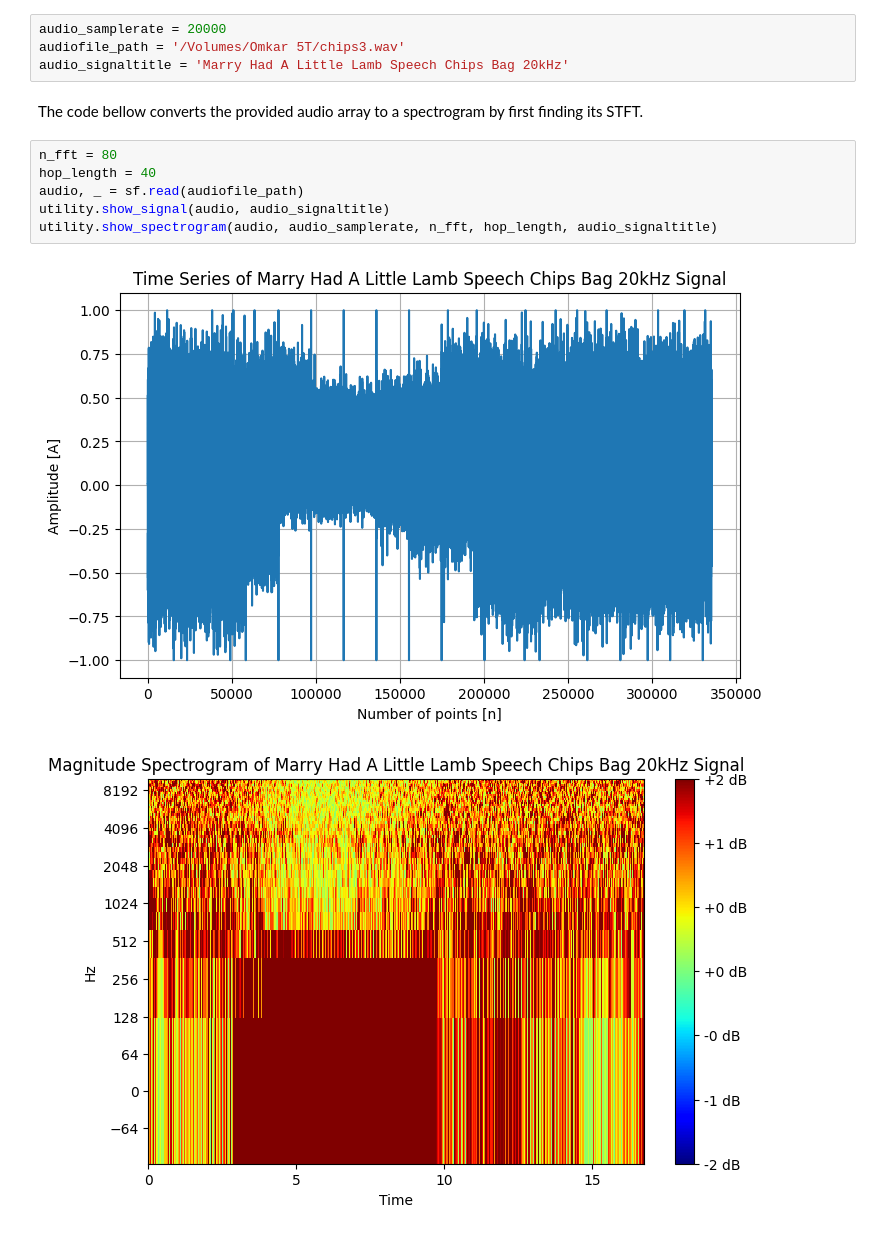
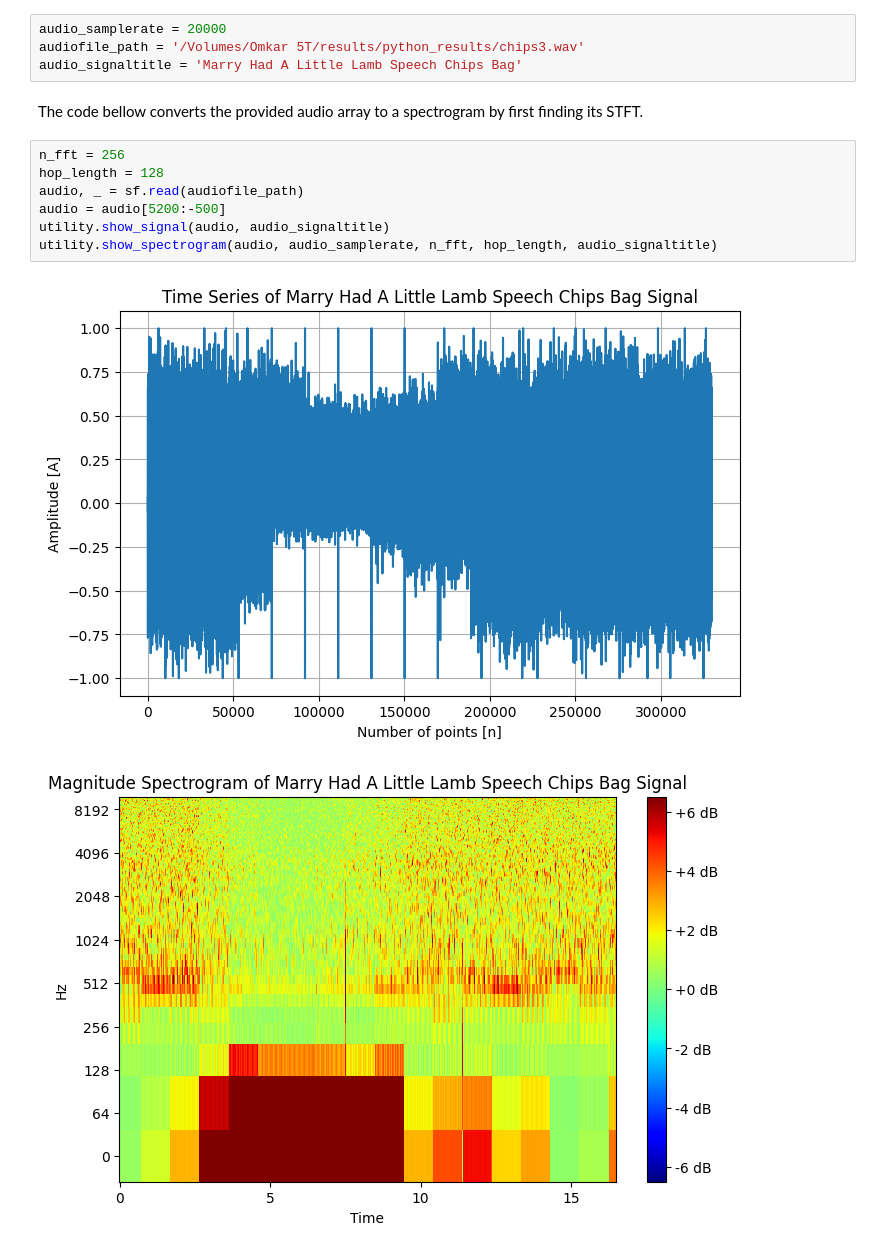
Before and after one commit to omkarpatil06/event_based_visual_microphone, a Jupyter notebook: utilities/scripts/spectrogram.ipynb, the cells around one changed output. Drawn from its saved outputs; the diff is of its cells as text.

```diff
--- a/utilities/scripts/spectrogram.ipynb
+++ b/utilities/scripts/spectrogram.ipynb
@@ -10,16 +10,17 @@ import utility_spectrogram as utility
 <span style="color:red"> Provide the audio files sampling rate, file path and title describing the audio bellow: </span>
 # %%
 audio_samplerate = 20000
-audiofile_path = '/Volumes/Omkar 5T/chips3.wav'
-audio_signaltitle = 'Marry Had A Little Lamb Speech Chips Bag 20kHz'
+audiofile_path = '/Volumes/Omkar 5T/results/python_results/chips3.wav'
+audio_signaltitle = 'Marry Had A Little Lamb Speech Chips Bag'
 # %% [markdown]
 The code bellow converts the provided audio array to a spectrogram by first finding its STFT.
 # %%
-n_fft = 80
-hop_length = 40
+n_fft = 256
+hop_length = 128
 audio, _ = sf.read(audiofile_path)
+audio = audio[5200:-500]
 utility.show_signal(audio, audio_signaltitle)
 utility.show_spectrogram(audio, audio_samplerate, n_fft, hop_length, audio_signaltitle)
 # %% [output]
-[figure, old version]
+[figure, new version]
-[figure, old version]
+[figure, new version]
```
Also changed, not shown: parts of 3 cells of this notebook, 17 other files.
